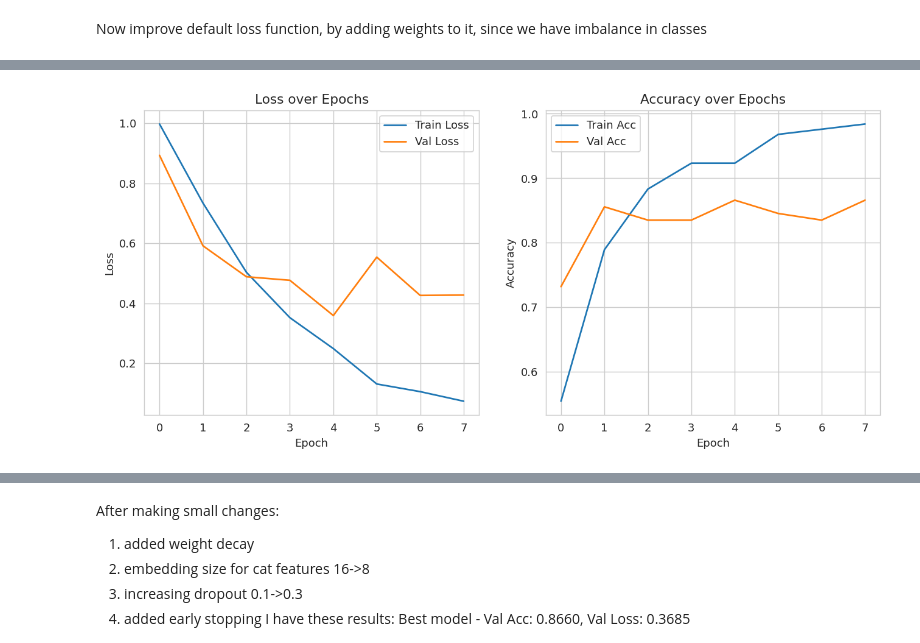
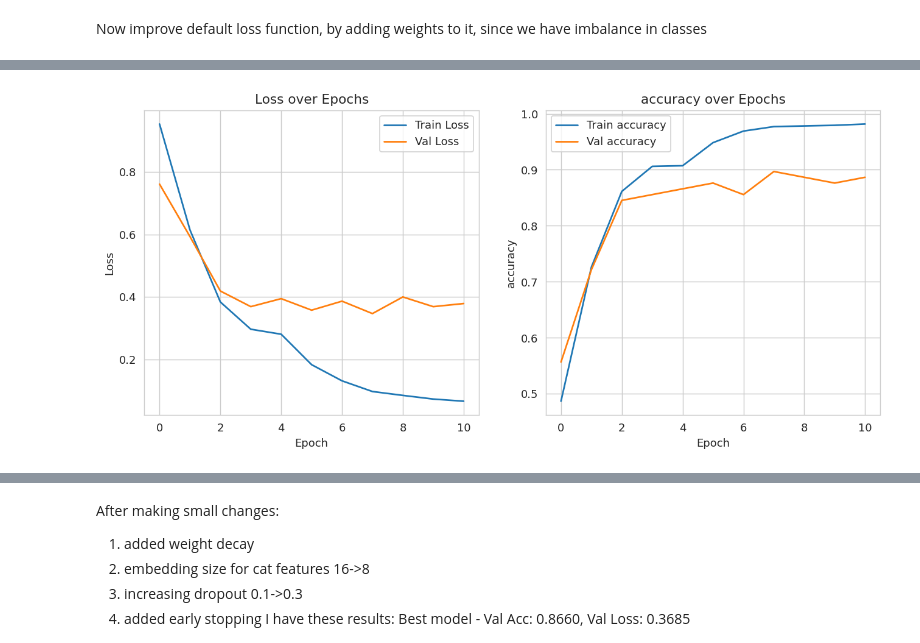
Before and after one commit to Ksksksksksksksks/di725_assignment1, a Jupyter notebook: sentiment-transformer.ipynb, the cells around one changed output, grey strips where cells are left out. Drawn from its saved outputs; the diff is of its cells as text; code cells hidden in the pictures.

Commit message:
resolved issues with new metrics

```diff
--- a/sentiment-transformer.ipynb
+++ b/sentiment-transformer.ipynb
@@ -1290,18 +1461,3 @@ num_cat_features = len(cat_dims)
 cat_emb_dim = config["cat_emb_dim"]  # for each category
 num_classes = train_df['target'].nunique()
 dropout = config["dropout"]
-# %%
-from collections import Counter
-
-labels = [item['labels'].item() for item in train_dataset]
-counts = Counter(labels)
-print("Class counts:", counts)
-
-if config["use_weighted_loss"]:
-    num_classes = 3
-    class_counts = torch.tensor([counts[i] for i in range(num_classes)], dtype=torch.float)
-    class_weights = 1.0 / class_counts
-    class_weights = class_weights / class_weights.sum() * num_classes
-    print("Class weights:", class_weights)
-else:
-    class_weights = None  # torch.ones(num_classes)
@@ -1315,7 +1468,8 @@ model = ConversationClassifier(
     cat_dims=cat_dims,
     cat_emb_dim=config["cat_emb_dim"],
     num_classes=num_classes,
-    dropout=config["dropout"]
+    dropout=config["dropout"],
+    config=config
 )
 # %% [output]
 DistilBertModel LOAD REPORT from: distilbert-base-uncased
@@ -1340,15 +1494,24 @@ Now improve default loss function, by adding weights to it, since we have imbala
 import torch
 from torch import nn, optim
 from tqdm import tqdm
+from collections import Counter
 
 from transformers import get_linear_schedule_with_warmup
 
 device = torch.device('cuda' if torch.cuda.is_available() else 'cpu')
 model.to(device)
 
-if config["use_weighted_loss"] and class_weights is not None:
+if config.get('use_weighted_loss', False):
+    # Weighted CrossEntropyLoss
+    counts = Counter(train_labels.numpy().tolist())
+    num_classes = 3
+    class_counts = torch.tensor([counts.get(i, 1) for i in range(num_classes)], dtype=torch.float)
+    class_weights = 1.0 / class_counts
+    class_weights = class_weights / class_weights.sum() * num_classes
     criterion = nn.CrossEntropyLoss(weight=class_weights.to(device))
+
 else:
+    # CrossEntropyLoss
     criterion = nn.CrossEntropyLoss()
 
 optimizer = optim.AdamW(
@@ -1515,27 +1735,31 @@ Loading best model with Val Acc: 0.8660, Val Loss: 0.3591
 # %%
+metric_name = config["primary_metric"]
+
 plt.figure(figsize=(12,5))
 
+# ----- LOSS -----
 plt.subplot(1,2,1)
 plt.plot(train_losses, label='Train Loss')
 plt.plot(val_losses, label='Val Loss')
 plt.xlabel('Epoch')
 plt.ylabel('Loss')
 plt.title('Loss over Epochs')
 plt.legend()
 
+# ----- METRIC -----
 plt.subplot(1,2,2)
-plt.plot(train_accs, label='Train Acc')
-plt.plot(val_accs, label='Val Acc')
+plt.plot(train_metrics, label=f'Train {metric_name}')
+plt.plot(val_metrics, label=f'Val {metric_name}')
 plt.xlabel('Epoch')
-plt.ylabel('Accuracy')
-plt.title('Accuracy over Epochs')
+plt.ylabel(metric_name)
+plt.title(f'{metric_name} over Epochs')
 plt.legend()
 
 wandb.log({"training_curves": wandb.Image(plt)})
 
 plt.show()
 # %% [output]
-[figure, old version]
+[figure, new version]
 # %% [markdown]
 After first training phase, I got these results:
 ![изображение.png](attachment:e7b82834-8a0a-4aee-a592-b2bfd65baa0d.png)
```
Also changed, not shown: parts of 15 cells of this notebook.
